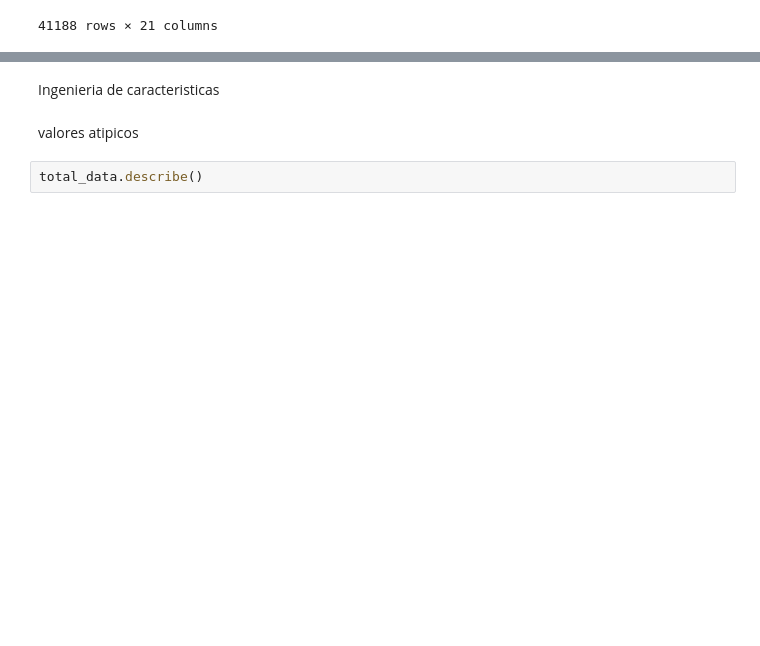
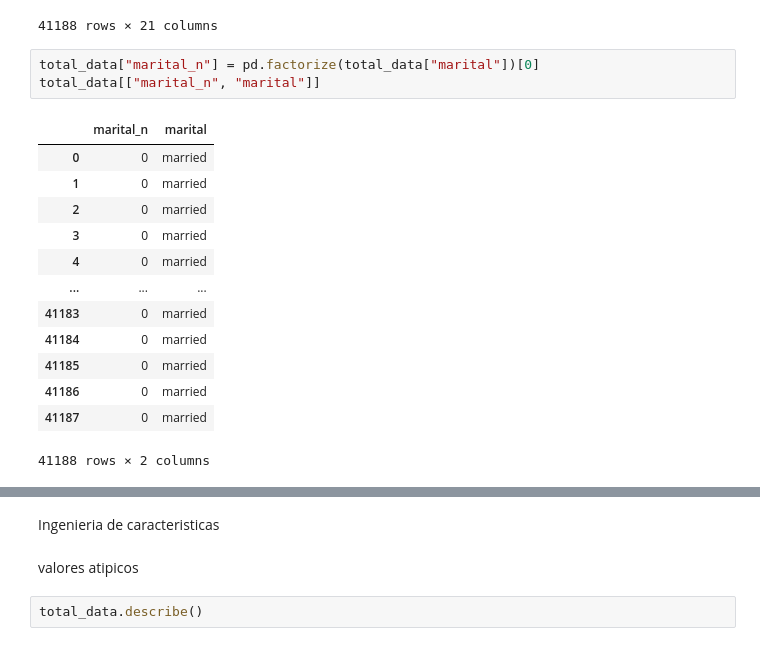
Before and after one commit to 4GeeksAcademy/Tulio-Gimenez-Tutorial-de-Proyecto-de-Regresi-n-Log-stica, a Jupyter notebook: src/explore.ipynb, the cells around one changed output, grey strips where cells are left out. Drawn from its saved outputs; the diff is of its cells as text; blank space fills up the shorter version.

```diff
--- a/src/explore.ipynb
+++ b/src/explore.ipynb
@@ -590,3 +590,20 @@ total_data
 | 41186 | 44 | technician | married | professional.course | no | no | no | 1 | nonexistent | -1.1 | ... |
 | 41187 | 74 | retired | married | professional.course | no | yes | no | 3 | failure | -1.1 | ... |
 41188 rows × 21 columns
+# %%
+total_data["marital_n"] = pd.factorize(total_data["marital"])[0]
+total_data[["marital_n", "marital"]]
+# %% [output]
+|  | marital_n | marital |
+| 0 | 0 | married |
+| 1 | 0 | married |
+| 2 | 0 | married |
+| 3 | 0 | married |
+| 4 | 0 | married |
+| ... | ... | ... |
+| 41183 | 0 | married |
+| 41184 | 0 | married |
+| 41185 | 0 | married |
+| 41186 | 0 | married |
+| 41187 | 0 | married |
+41188 rows × 2 columns
```
Also changed, not shown: parts of 28 cells of this notebook, 21 other files.
